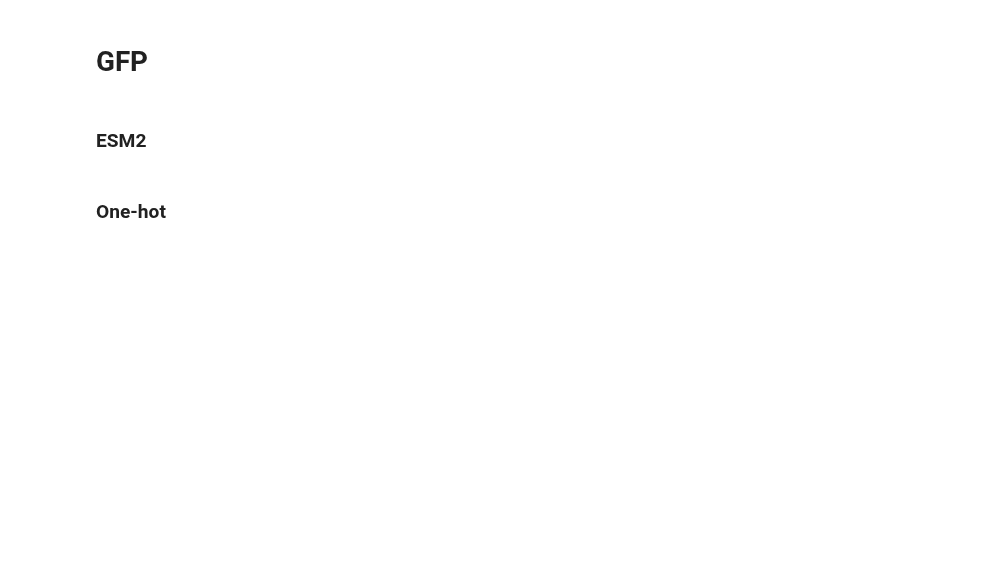
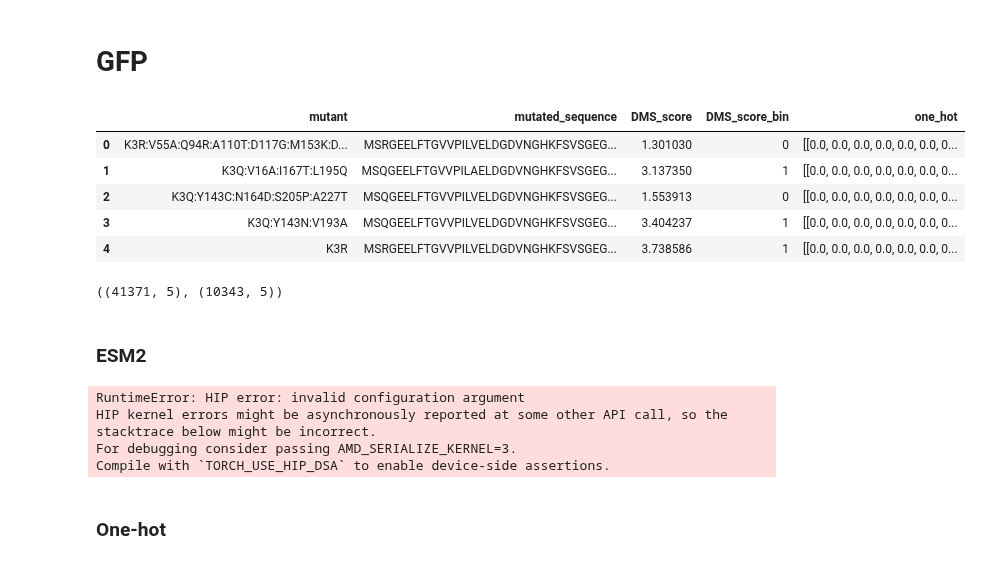
Before and after one commit to SebPorras/MAP_VAE, a Jupyter notebook: notebooks/esm_embed.ipynb, the cells around one changed output. Cells and saved outputs as stored; diff of their text form; code cells hidden in the pictures; blank space fills up the shorter version.

```diff
--- a/notebooks/esm_embed.ipynb
+++ b/notebooks/esm_embed.ipynb
@@ -441,23 +526,39 @@ results, grids = train_and_fit_vae_top_model(gcn4_train, gcn4_test, states, labe
 # %% [markdown]
 # GFP
 # %%
+dms_path = "/scratch/user/s4646506/gfp/dms_data/"
 gfp_variants = pd.read_csv(dms_path + "GFP_AEQVI_Sarkisyan_2016.csv")
 gfp_variants["one_hot"] = gfp_variants["mutated_sequence"].apply(st.seq_to_one_hot)
 gfp_variants.head()
+# %% [output]
+|  | mutant | mutated_sequence | DMS_score | DMS_score_bin | one_hot |
+| 0 | K3R:V55A:Q94R:A110T:D117G:M153K:D... | MSRGEELFTGVVPILVELDGDVNGHKFSVSGEG... | 1.301030 | 0 | [[0.0, 0.0, 0.0, 0.0, 0.0, 0.0, 0... |
+| 1 | K3Q:V16A:I167T:L195Q | MSQGEELFTGVVPILAELDGDVNGHKFSVSGEG... | 3.137350 | 1 | [[0.0, 0.0, 0.0, 0.0, 0.0, 0.0, 0... |
+| 2 | K3Q:Y143C:N164D:S205P:A227T | MSQGEELFTGVVPILVELDGDVNGHKFSVSGEG... | 1.553913 | 0 | [[0.0, 0.0, 0.0, 0.0, 0.0, 0.0, 0... |
+| 3 | K3Q:Y143N:V193A | MSQGEELFTGVVPILVELDGDVNGHKFSVSGEG... | 3.404237 | 1 | [[0.0, 0.0, 0.0, 0.0, 0.0, 0.0, 0... |
+| 4 | K3R | MSRGEELFTGVVPILVELDGDVNGHKFSVSGEG... | 3.738586 | 1 | [[0.0, 0.0, 0.0, 0.0, 0.0, 0.0, 0... |
 # %%
 gfp_train, gfp_test = train_test_split(gfp_variants, train_size=0.8, random_state=42)
 gfp_train.shape, gfp_test.shape
+# %% [output]
+((41371, 5), (10343, 5))
 # %% [markdown]
 ### ESM2
 # %%
 model, alphabet = esm.pretrained.esm2_t6_8M_UR50D()
 batch_converter = alphabet.get_batch_converter()
+model = model.to(device)
 model.eval()
-train_gfp_esm = get_transformer_embeddings(model, alphabet, batch_converter, gfp_train, model_layer=6)
+train_gfp_esm = get_transformer_embeddings(model, alphabet, batch_converter, gfp_train, model_layer=6, device=device)
 gfp_train = gfp_train.merge(train_mafg_esm, on="mutant")
 
-test_gfp_esm = get_transformer_embeddings(model, alphabet, batch_converter, gfp_test, model_layer=6)
+test_gfp_esm = get_transformer_embeddings(model, alphabet, batch_converter, gfp_test, model_layer=6, device=device)
 gfp_test = gfp_test.merge(test_gfp_esm, on="mutant")
+# %% [output]
+RuntimeError: HIP error: invalid configuration argument
+HIP kernel errors might be asynchronously reported at some other API call, so the stacktrace below might be incorrect.
+For debugging consider passing AMD_SERIALIZE_KERNEL=3.
+Compile with `TORCH_USE_HIP_DSA` to enable device-side assertions.
 # %%
 print("Train data created")
 gfp_Xs_train = np.stack(gfp_train["embedding"])
```
Also changed, not shown: parts of 18 cells of this notebook, 1 other file.
